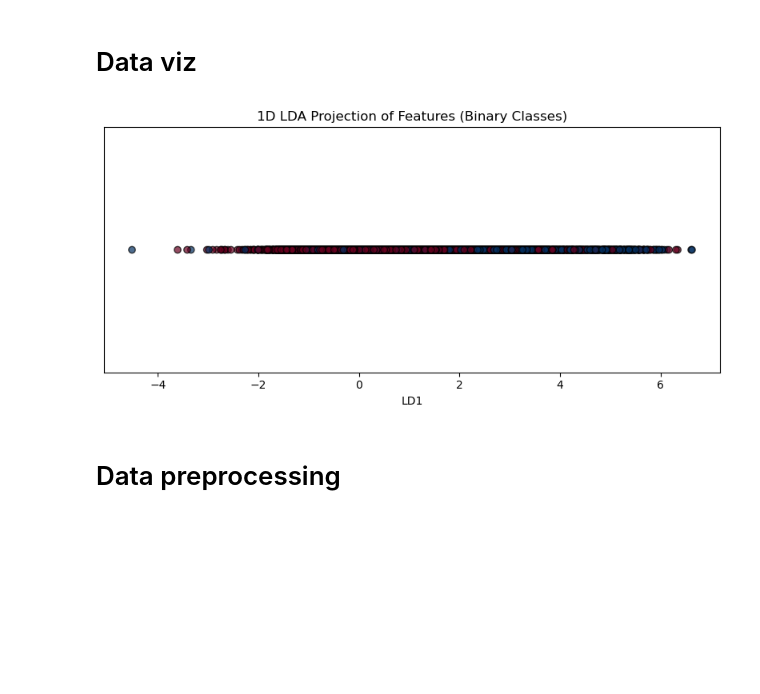
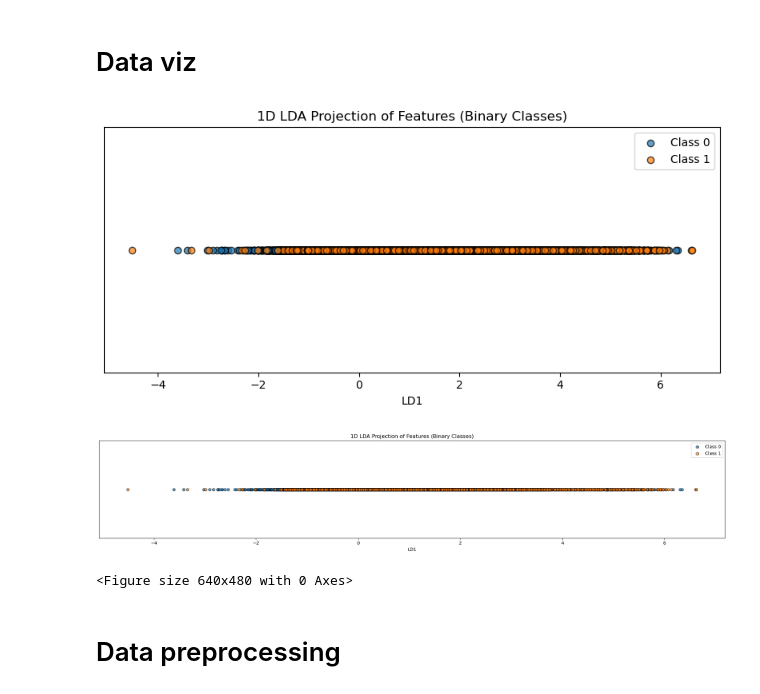
Before and after one commit to jmanwillz/ACML-Project, a Jupyter notebook: logreg/logreg.ipynb, the cells around one changed output. Saved outputs shown, nothing was run; the diff lists cells and outputs as text; code cells hidden in the pictures; blank space fills up the shorter version.

Commit message:
add lda plot

```diff
--- a/logreg/logreg.ipynb
+++ b/logreg/logreg.ipynb
@@ -119,22 +119,64 @@ y
 45211 rows × 1 columns
 # %% [markdown]
 # Data viz
+# %%
+plt.figure(figsize=(8, 4))
+
+# Plot each class separately with label
+for class_label in sorted(set(y_train)):
+    plt.scatter(
+        X_lda[y_train == class_label],
+        [0] * sum(y_train == class_label),
+        label=f"Class {class_label}",
+        edgecolors='k',
+        alpha=0.7
+    )
+
+plt.xlabel("LD1")
+plt.title("1D LDA Projection of Features (Binary Classes)")
+plt.yticks([])
+plt.legend()
+plt.tight_layout()
+plt.show()
+# %% [output]
+[figure, added]
 # %%
-# LDA plot shows that dataset is not easily linearly seperable,
+# LDA plot shows that dataset is not easily linearly seperable
+# The classes are not linearly separable in the original feature space.
+# The features may not contain enough discriminative information to separate the classes.
+
+
 from sklearn.discriminant_analysis import LinearDiscriminantAnalysis as LDA
 
 lda = LDA(n_components=1)
 X_lda = lda.fit_transform(X_train, y_train)
 
-plt.figure(figsize=(8, 4))
-plt.scatter(X_lda, [0]*len(X_lda), c=y_train, cmap="RdBu", edgecolors='k', alpha=0.7)
+plt.figure(figsize=(20, 4))
+
+# Plot each class separately with label
+for class_label in sorted(set(y_train)):
+    plt.scatter(
+        X_lda[y_train == class_label],
+        [0] * sum(y_train == class_label),
+        label=f"Class {class_label}",
+        edgecolors='k',
+        alpha=0.7
+    )
+
 plt.xlabel("LD1")
 plt.title("1D LDA Projection of Features (Binary Classes)")
 plt.yticks([])
+plt.legend()
 plt.tight_layout()
+
+plt.savefig('../images/lda-plot.png', dpi=300, bbox_inches='tight', transparent=True)  # Can also use .jpg, .svg, .pdf, etc.
+
 plt.show()
+plt.show()
+plt.tight_layout()
 # %% [output]
-[figure, old version]
+[figure, new version]
+<Figure size 640x480 with 0 Axes>
 # %% [markdown]
 # Data preprocessing
 # %%
```
Also changed, not shown: 1 other file.
